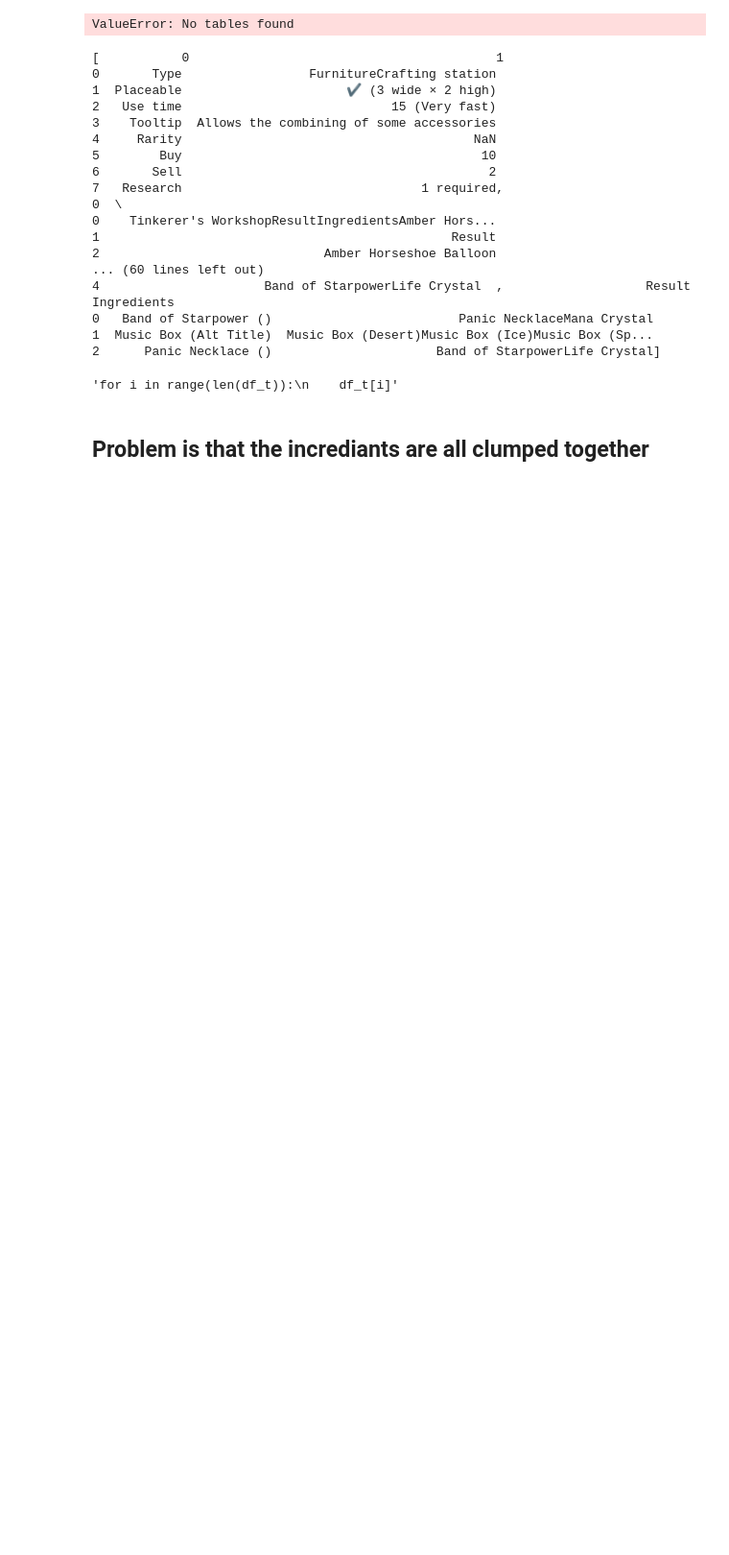
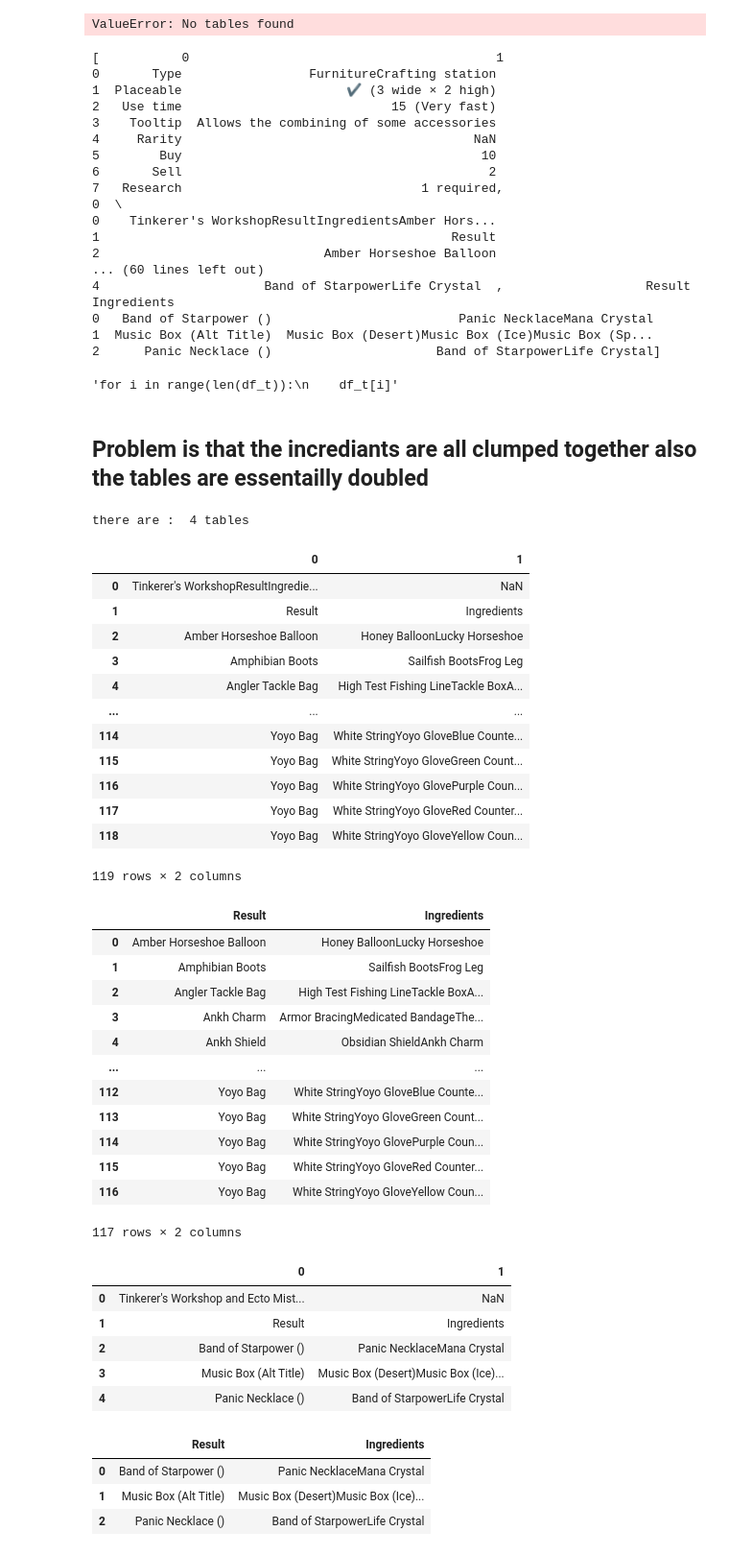
Before and after one commit to ShivMakh/Terraria-Crafting-helper, a Jupyter notebook: Initial stuff.ipynb, the cells around one changed output. Shown: that part at 96% size. Drawn from its saved outputs; the diff is of its cells as text; code cells hidden in the pictures; blank space fills up the shorter version.

```diff
--- a/Initial stuff.ipynb
+++ b/Initial stuff.ipynb
@@ -108,4 +100,49 @@ print(df_t)
 2      Panic Necklace ()                      Band of StarpowerLife Crystal]
 'for i in range(len(df_t)):\n    df_t[i]'
 # %% [markdown]
-## Problem is that the incrediants are all clumped together
+## Problem is that the incrediants are all clumped together also the tables are essentailly doubled
+# %%
+df_t2= pd.read_html(url_t, match="Ingredients")
+
+print("there are : ", len(df_t2), "tables")
+
+for i in range(len(df_t2)):
+    df_t2[i]
+# %% [output]
+there are :  4 tables
+|  | 0 | 1 |
+| 0 | Tinkerer's WorkshopResultIngredie... | NaN |
+| 1 | Result | Ingredients |
+| 2 | Amber Horseshoe Balloon | Honey BalloonLucky Horseshoe |
+| 3 | Amphibian Boots | Sailfish BootsFrog Leg |
+| 4 | Angler Tackle Bag | High Test Fishing LineTackle BoxA... |
+| ... | ... | ... |
+| 114 | Yoyo Bag | White StringYoyo GloveBlue Counte... |
+| 115 | Yoyo Bag | White StringYoyo GloveGreen Count... |
+| 116 | Yoyo Bag | White StringYoyo GlovePurple Coun... |
+| 117 | Yoyo Bag | White StringYoyo GloveRed Counter... |
+| 118 | Yoyo Bag | White StringYoyo GloveYellow Coun... |
+119 rows × 2 columns
+|  | Result | Ingredients |
+| 0 | Amber Horseshoe Balloon | Honey BalloonLucky Horseshoe |
+| 1 | Amphibian Boots | Sailfish BootsFrog Leg |
+| 2 | Angler Tackle Bag | High Test Fishing LineTackle BoxA... |
+| 3 | Ankh Charm | Armor BracingMedicated BandageThe... |
+| 4 | Ankh Shield | Obsidian ShieldAnkh Charm |
+| ... | ... | ... |
+| 112 | Yoyo Bag | White StringYoyo GloveBlue Counte... |
+| 113 | Yoyo Bag | White StringYoyo GloveGreen Count... |
+| 114 | Yoyo Bag | White StringYoyo GlovePurple Coun... |
+| 115 | Yoyo Bag | White StringYoyo GloveRed Counter... |
+| 116 | Yoyo Bag | White StringYoyo GloveYellow Coun... |
+117 rows × 2 columns
+|  | 0 | 1 |
+| 0 | Tinkerer's Workshop and Ecto Mist... | NaN |
+| 1 | Result | Ingredients |
+| 2 | Band of Starpower () | Panic NecklaceMana Crystal |
+| 3 | Music Box (Alt Title) | Music Box (Desert)Music Box (Ice)... |
+| 4 | Panic Necklace () | Band of StarpowerLife Crystal |
+|  | Result | Ingredients |
+| 0 | Band of Starpower () | Panic NecklaceMana Crystal |
+| 1 | Music Box (Alt Title) | Music Box (Desert)Music Box (Ice)... |
+| 2 | Panic Necklace () | Band of StarpowerLife Crystal |
```
Also changed, not shown: parts of 5 cells of this notebook.
